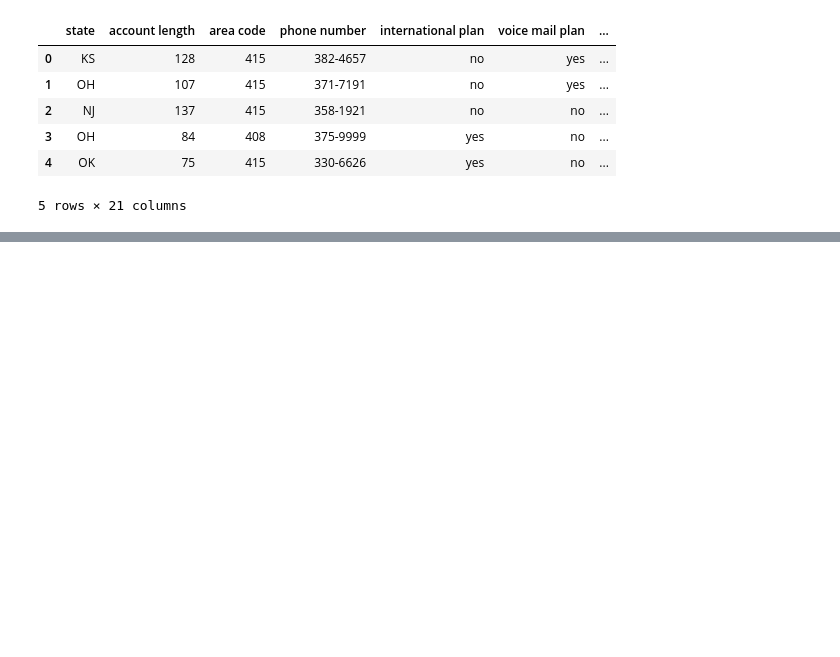
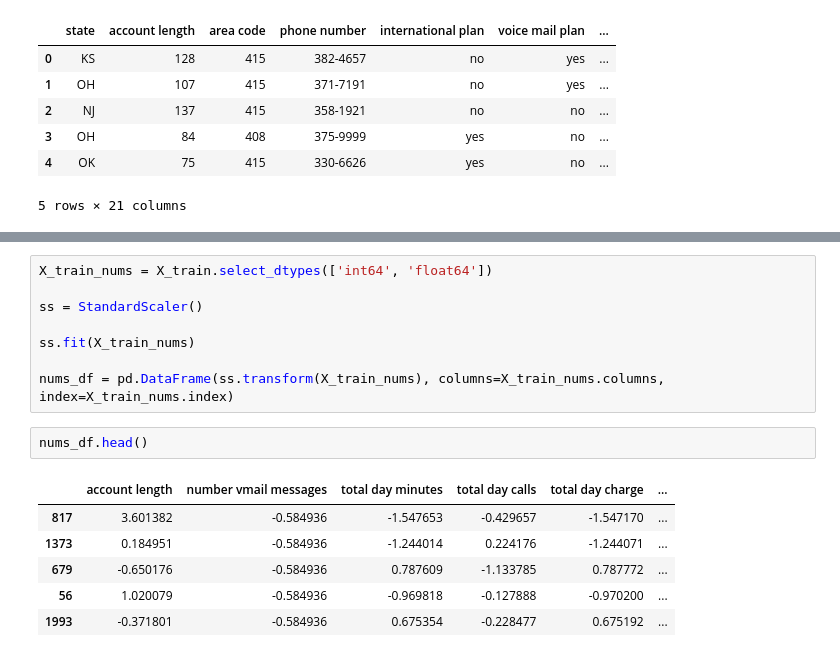
Before and after one commit to joshuaedelstein15/Telecom_churn, a Jupyter notebook: notebook.ipynb, the cells around one changed output, grey strips where cells are left out. Drawn from its saved outputs; the diff is of its cells as text; blank space fills up the shorter version.

```diff
--- a/notebook.ipynb
+++ b/notebook.ipynb
@@ -19,0 +101,17 @@ df.head()
+# %%
+X_train_nums = X_train.select_dtypes(['int64', 'float64'])
+
+ss = StandardScaler()
+
+ss.fit(X_train_nums)
+
+nums_df = pd.DataFrame(ss.transform(X_train_nums), columns=X_train_nums.columns, index=X_train_nums.index)
+# %%
+nums_df.head()
+# %% [output]
+|  | account length | number vmail messages | total day minutes | total day calls | total day charge | ... |
+| 817 | 3.601382 | -0.584936 | -1.547653 | -0.429657 | -1.547170 | ... |
+| 1373 | 0.184951 | -0.584936 | -1.244014 | 0.224176 | -1.244071 | ... |
+| 679 | -0.650176 | -0.584936 | 0.787609 | -1.133785 | 0.787772 | ... |
+| 56 | 1.020079 | -0.584936 | -0.969818 | -0.127888 | -0.970200 | ... |
+| 1993 | -0.371801 | -0.584936 | 0.675354 | -0.228477 | 0.675192 | ... |
```
Also changed, not shown: parts of 20 cells of this notebook.
